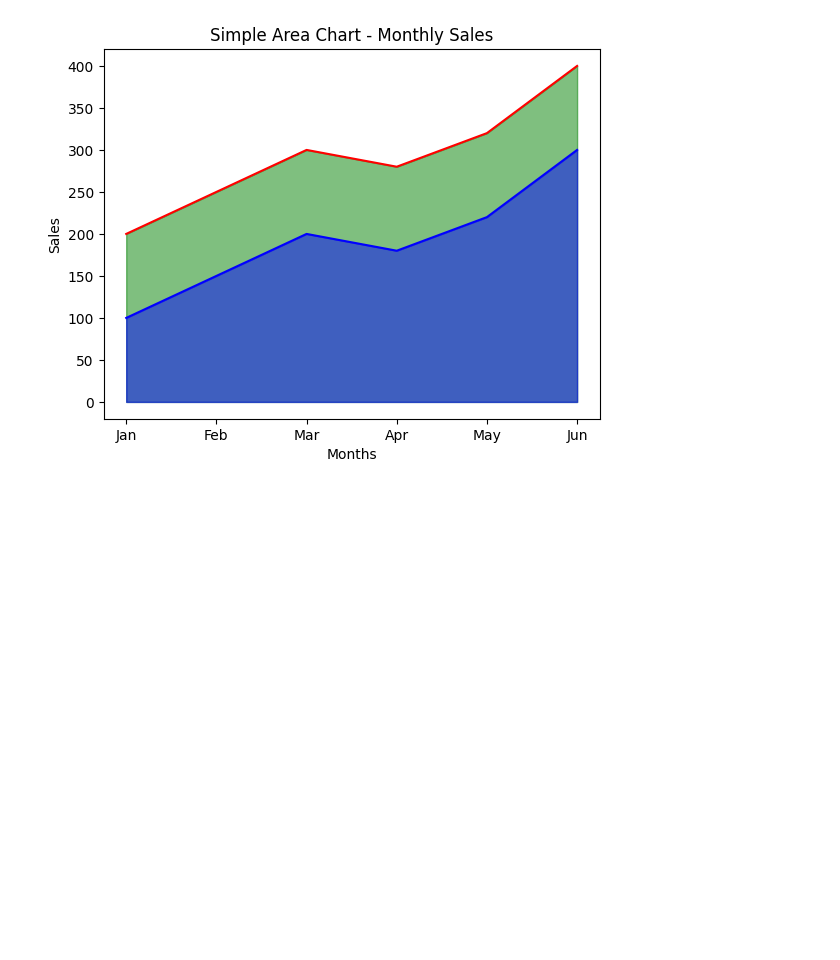
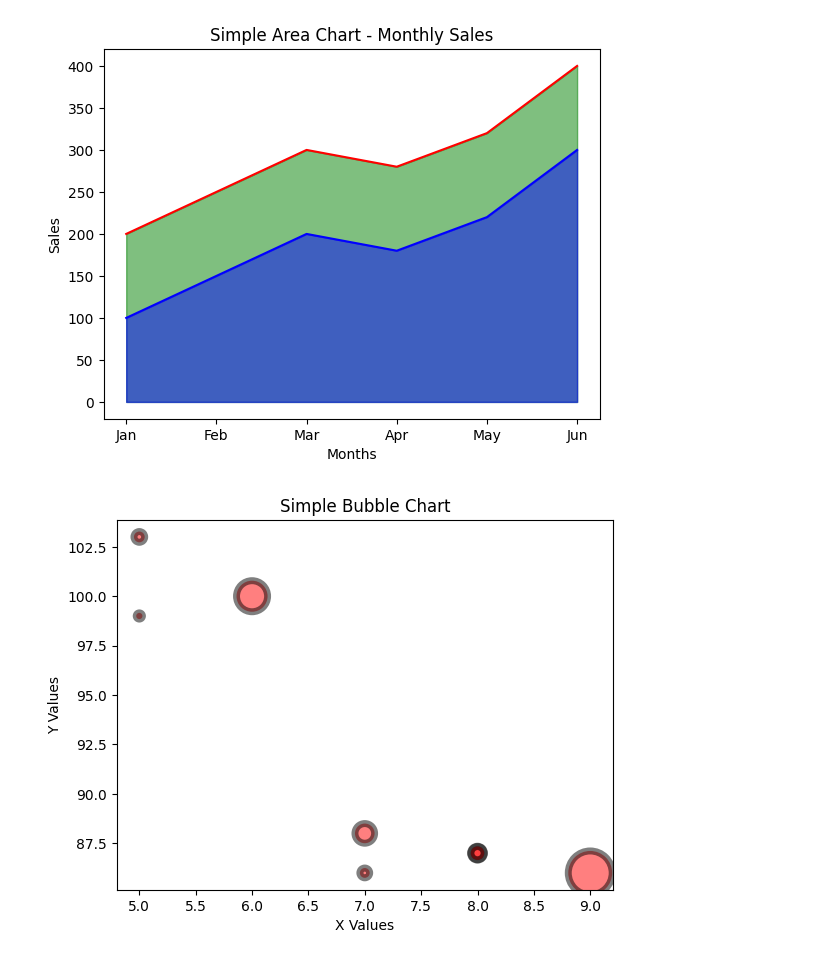
Before and after one commit to arunrajput1836-ui/data-visualization-, a Jupyter notebook: matplotlib.ipynb, the cells around one changed output. Cells and saved outputs as stored; diff of their text form; code cells hidden in the pictures; blank space fills up the shorter version.

```diff
--- a/matplotlib.ipynb
+++ b/matplotlib.ipynb
@@ -146,3 +146,17 @@ plt.ylabel("Sales")
 plt.show()
 # %% [output]
 [figure]
+# %%
+# bubble chart
+x = [5, 7, 8, 7, 6, 9, 5, 8]
+y = [99, 86, 87, 88, 100, 86, 103, 87]
+sizes = [20, 50, 100, 200, 500, 1000, 60, 90]  # Bubble sizes
+
+# Bubble chart
+plt.scatter(x, y, s=sizes, alpha=0.5,color ="red",edgecolors="black",linewidth = 5)
+plt.title("Simple Bubble Chart")
+plt.xlabel("X Values")
+plt.ylabel("Y Values")
+plt.show()
+# %% [output]
+[figure, added]
```
